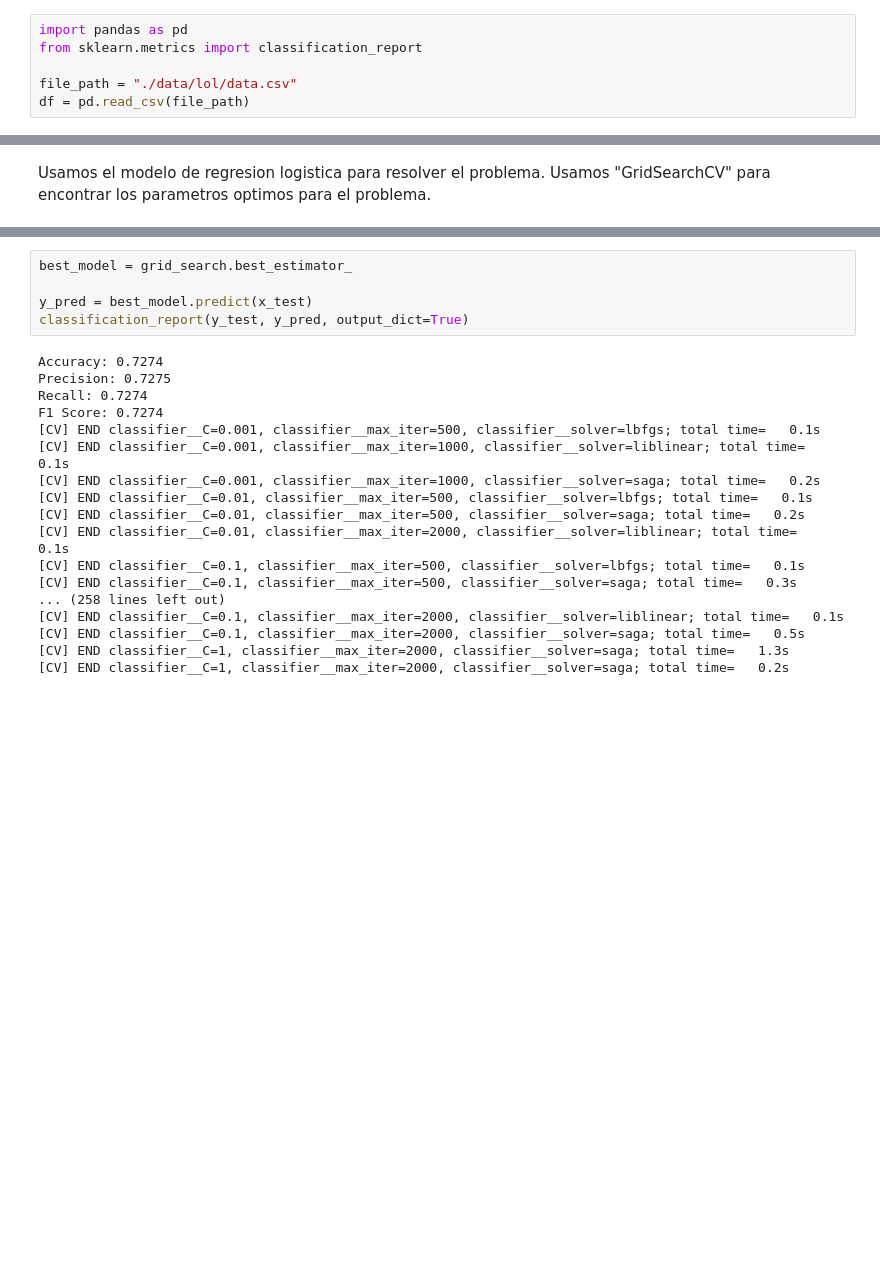
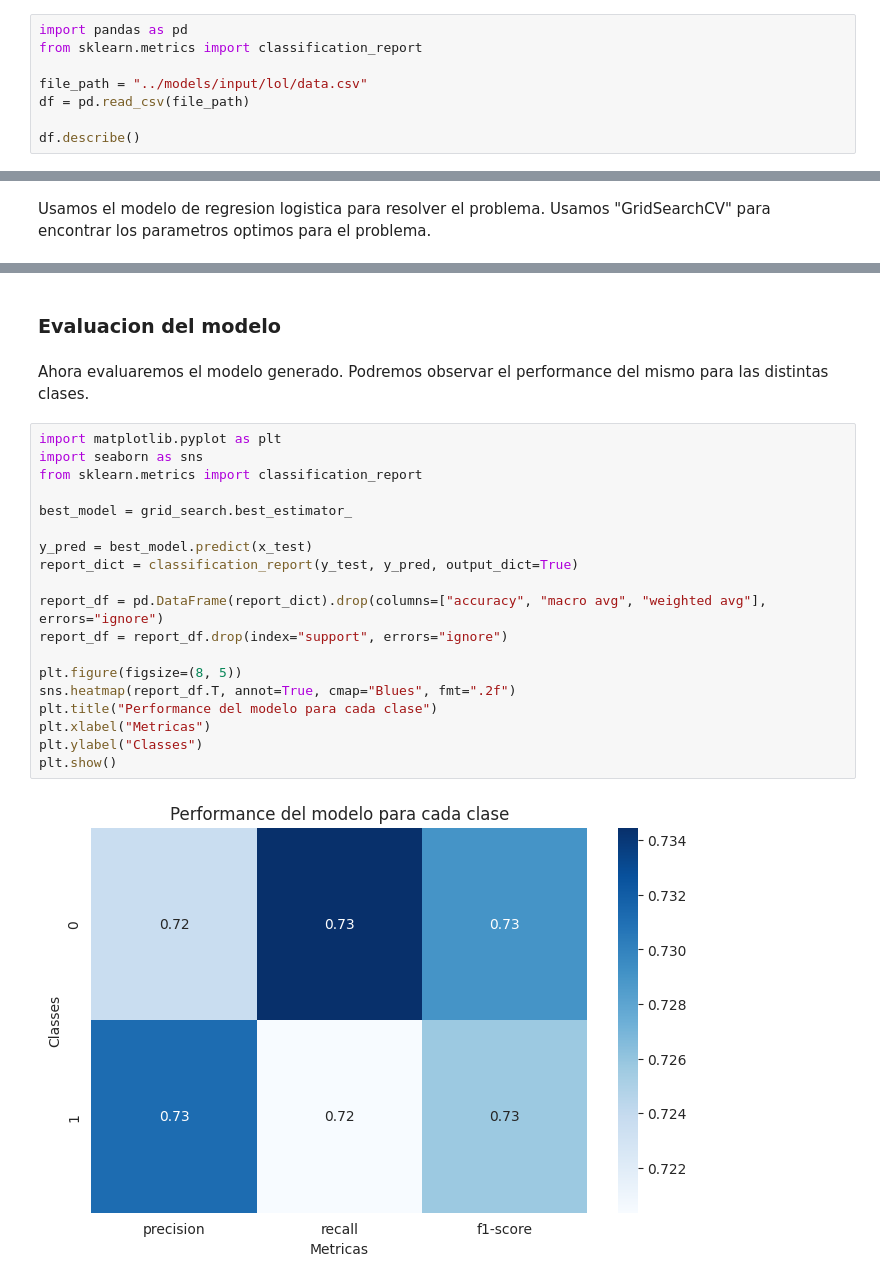
Before and after one commit to Rcontre360/UCV-ML-2-2024, a Jupyter notebook: tarea2/app/src/notebooks/parte_2.ipynb, the cells around one changed output, grey strips where cells are left out. Drawn from its saved outputs; the diff is of its cells as text; blank space fills up the shorter version.

```diff
--- a/tarea2/app/src/notebooks/Tarea2.ipynb
+++ b/tarea2/app/src/notebooks/parte_2.ipynb
@@ -566,5 +559,7 @@ Cargamos la data para entrenar el modelo. La misma fue tomada de kaggle. Definim
 import pandas as pd
 from sklearn.metrics import classification_report
 
-file_path = "./data/lol/data.csv"
+file_path = "../models/input/lol/data.csv"
 df = pd.read_csv(file_path)
+
+df.describe()
@@ -684,26 +690,28 @@ print("Best Accuracy:", grid_search.best_score_)
 Fitting 5 folds for each of 54 candidates, totalling 270 fits
 Best Parameters: {'classifier__C': 0.01, 'classifier__max_iter': 500, 'classifier__solver': 'lbfgs'}
 Best Accuracy: 0.7320318148951556
+# %% [markdown]
+### Evaluacion del modelo
+# %% [markdown]
+Ahora evaluaremos el modelo generado. Podremos observar el performance del mismo para las distintas clases.
 # %%
+import matplotlib.pyplot as plt
+import seaborn as sns
+from sklearn.metrics import classification_report
+
 best_model = grid_search.best_estimator_
 
 y_pred = best_model.predict(x_test)
-classification_report(y_test, y_pred, output_dict=True)
+report_dict = classification_report(y_test, y_pred, output_dict=True)
+
+report_df = pd.DataFrame(report_dict).drop(columns=["accuracy", "macro avg", "weighted avg"], errors="ignore")
+report_df = report_df.drop(index="support", errors="ignore")
+
+plt.figure(figsize=(8, 5))
+sns.heatmap(report_df.T, annot=True, cmap="Blues", fmt=".2f")
+plt.title("Performance del modelo para cada clase")
+plt.xlabel("Metricas")
+plt.ylabel("Classes")
+plt.show()
 # %% [output]
-Accuracy: 0.7274
-Precision: 0.7275
-Recall: 0.7274
-F1 Score: 0.7274
-[CV] END classifier__C=0.001, classifier__max_iter=500, classifier__solver=lbfgs; total time=   0.1s
-[CV] END classifier__C=0.001, classifier__max_iter=1000, classifier__solver=liblinear; total time=   0.1s
-[CV] END classifier__C=0.001, classifier__max_iter=1000, classifier__solver=saga; total time=   0.2s
-[CV] END classifier__C=0.01, classifier__max_iter=500, classifier__solver=lbfgs; total time=   0.1s
-[CV] END classifier__C=0.01, classifier__max_iter=500, classifier__solver=saga; total time=   0.2s
-[CV] END classifier__C=0.01, classifier__max_iter=2000, classifier__solver=liblinear; total time=   0.1s
-[CV] END classifier__C=0.1, classifier__max_iter=500, classifier__solver=lbfgs; total time=   0.1s
-[CV] END classifier__C=0.1, classifier__max_iter=500, classifier__solver=saga; total time=   0.3s
-... (258 lines left out)
-[CV] END classifier__C=0.1, classifier__max_iter=2000, classifier__solver=liblinear; total time=   0.1s
-[CV] END classifier__C=0.1, classifier__max_iter=2000, classifier__solver=saga; total time=   0.5s
-[CV] END classifier__C=1, classifier__max_iter=2000, classifier__solver=saga; total time=   1.3s
-[CV] END classifier__C=1, classifier__max_iter=2000, classifier__solver=saga; total time=   0.2s
+[figure, added]
```
Also changed, not shown: parts of 14 cells of this notebook.
